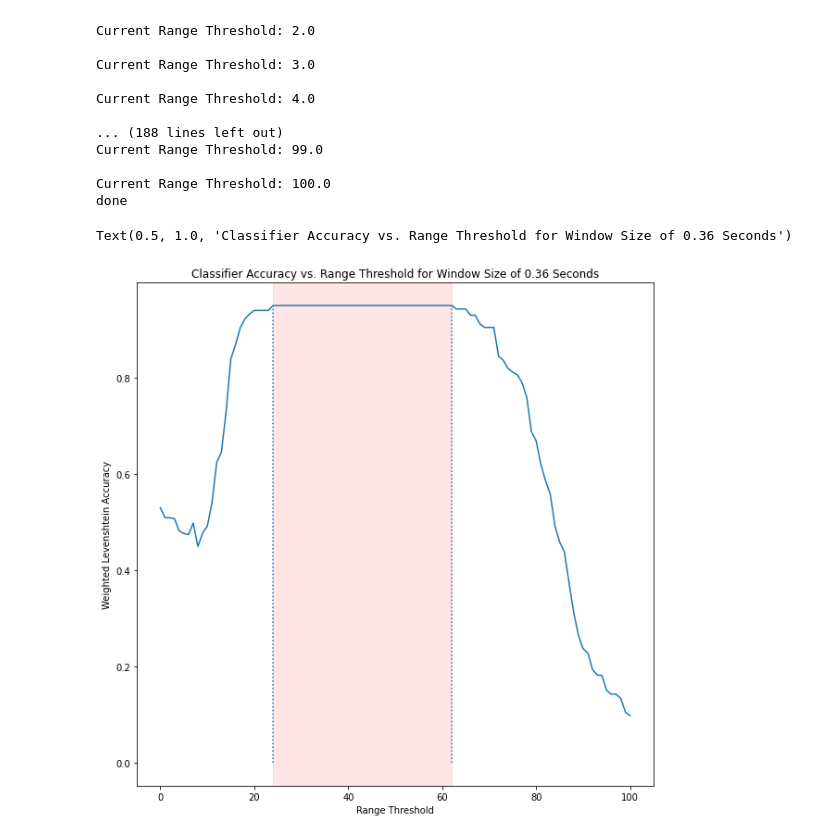
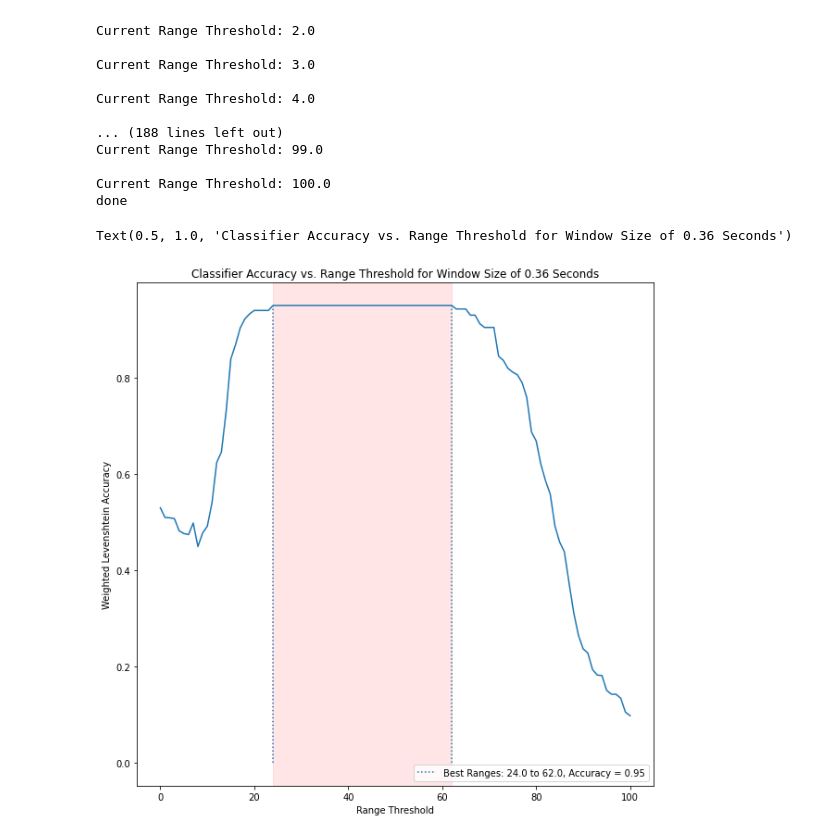
Before and after one commit to BruceWangXD/SpaceInvaders, a Jupyter notebook: Max Min Range Classifier Range Optimisation.ipynb, the cells around one changed output. Saved outputs shown, nothing was run; the diff lists cells and outputs as text; code cells hidden in the pictures.

Commit message:
Fixed Graph

```diff
--- a/Max Min Range Classifier Range Optimisation.ipynb
+++ b/Max Min Range Classifier Range Optimisation.ipynb
@@ -139,24 +139,24 @@ done
 # %%
 best_heights = []
 best_value = 0
 for acc in ave_accuracies_per_range_val.values():
     if round(acc, 5) > round(best_value, 5):  #need to round because python maintains its floats very imprecisly
         best_value = acc
 
 for key, value in ave_accuracies_per_range_val.items():
     if round(value, 5) == round(best_value, 5):
         best_heights.append(key)
 
 plt.figure(figsize=(10, 10))
-plt.plot(ave_accuracies_per_range_val.keys(), ave_accuracies_per_range_val.values(),
-            label=f"({round(best_heights[0], 2)} to {round(best_heights[len(best_heights) - 1], 2)},{round(best_value, 2)})")           #FIX THIS LINE BILLY
-plt.vlines(best_heights[0], 0, best_value, linestyle=":")
+plt.plot(ave_accuracies_per_range_val.keys(), ave_accuracies_per_range_val.values())
+plt.vlines(best_heights[0], 0, best_value, linestyle=":", label=f"Best Ranges: {round(best_heights[0], 2)} to {round(best_heights[len(best_heights) - 1], 2)}, Accuracy = {round(best_value, 2)}")
 plt.vlines(best_heights[len(best_heights) - 1], 0, best_value, linestyle=":")
 plt.axvspan(best_heights[0], best_heights[len(best_heights) - 1], alpha=0.1, color='red')
 
+plt.legend(loc = "lower right")
 plt.ylabel("Weighted Levenshtein Accuracy")
 plt.xlabel("Range Threshold")
 plt.title("Classifier Accuracy vs. Range Threshold for Window Size of 0.36 Seconds")
 # %% [output]
 Text(0.5, 1.0, 'Classifier Accuracy vs. Range Threshold for Window Size of 0.36 Seconds')
-[figure, old version]
+[figure, new version]
```
